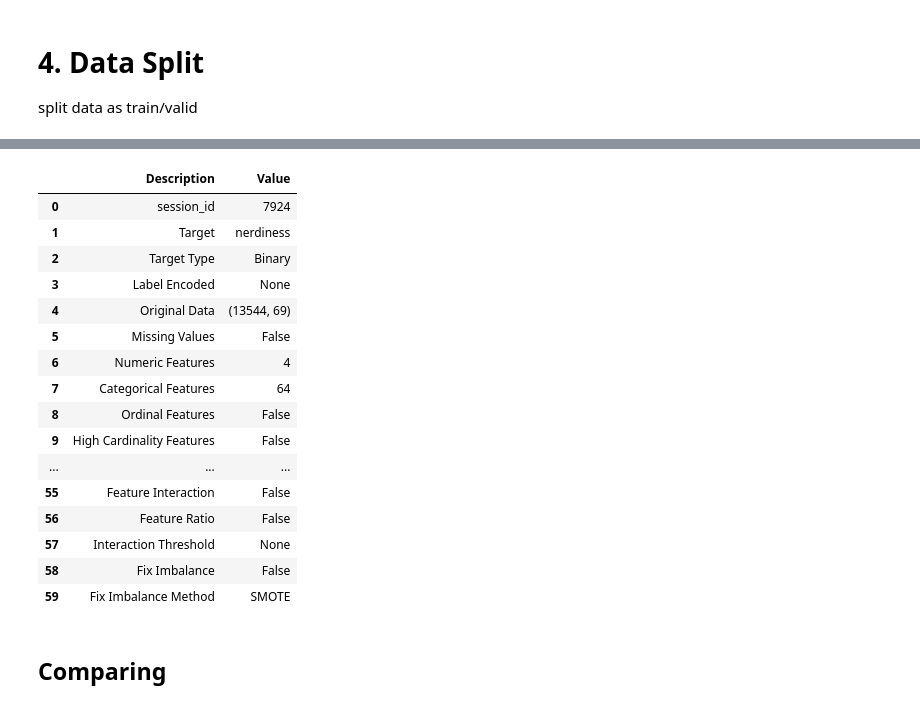
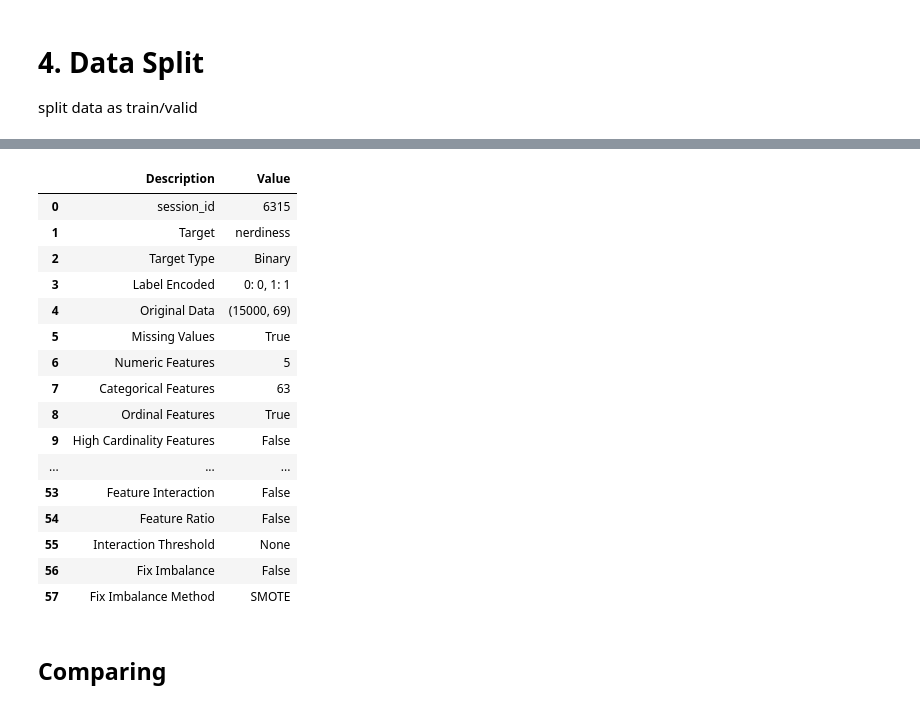
Before and after one commit to Bae-hong-seob/Dacon-SWuniversity-competition, a Jupyter notebook: Dolphin/test_pycaret2.ipynb, the cells around one changed output, grey strips where cells are left out. Saved outputs shown, nothing was run; the diff lists cells and outputs as text; code cells hidden in the pictures.

```diff
--- a/Dolphin/test_pycaret.ipynb
+++ b/Dolphin/test_pycaret2.ipynb
@@ -159,7 +156,15 @@ processed_data
 # Lable Encoding : 'country'
 from sklearn.preprocessing import LabelEncoder
 
+# labeling the other countries as 1
+df_country = pd.DataFrame(data['country'].value_counts())
+others = df_country[df_country['country']==1].index.values.tolist()
+processed_data['country'] = processed_data['country'].apply(lambda x : 1 if x in others else x)
+
 le = LabelEncoder()
 processed_data['country'] = le.fit_transform(list(processed_data['country']))
 print(le.classes_)
+
+# save encoder
+dump(le, open('labelencoder.pkl', 'wb'))
 # %% [output]
@@ -211,7 +219,12 @@ processed_data['age'].value_counts()
 Name: age, dtype: int64
 # %%
-# Removing Outlier : 'age', 'familysize'
-# 13,544 rows x 69 cols
-out_index = processed_data[processed_data['age']==100].index
-processed_data = processed_data.drop(out_index).reset_index(drop=True)
-#out_index = processed_data[processed_data['familysize']==2919.00].index -> 필요 없음!!!
+# Handling outlier : 'familysize'
+Q1 = processed_data['familysize'].quantile(0.25)
+Q2 = processed_data['familysize'].quantile(0.5)
+Q3 = processed_data['familysize'].quantile(0.75)
+IQR = Q3 - Q1
+lower_fence = Q1 - (1.5 * IQR)
+upper_fence = Q3 + (1.5 * IQR)
+
+processed_data['familysize'] = processed_data['familysize'].apply(lambda x : np.nan if x < lower_fence or x > upper_fence else x)
+sns.boxplot(x='familysize', data=processed_data)
@@ -260,34 +289,51 @@ from pycaret.classification import *
 from time import time
 # %%
 # Setup Environment
-cat_cols = input_data.iloc[:, :27].columns.values.tolist() + input_data.iloc[:, 30:66].columns.values.tolist() + input_data.iloc[:, 67:68].columns.values.tolist()
+#input_data.iloc[:, 26:27].columns.values.tolist() +
+cat_cols = input_data.iloc[:, 56:60].columns.values.tolist() + input_data.iloc[:, 61:66].columns.values.tolist() + input_data.iloc[:, 67:68].columns.values.tolist()
 num_cols = input_data.iloc[:, 27:30].columns.values.tolist() + input_data.iloc[:, 66:67].columns.values.tolist()
+ord_cols = input_data.iloc[:, :26].columns.values.tolist() + input_data.iloc[:, 30:40].columns.values.tolist() + input_data.iloc[:, 60:61].columns.values.tolist()
+ord_dict = {}
+for col in ord_cols :
+    unique_list = input_data[col].unique()
+    unique_list = sorted(unique_list[~pd.isnull(unique_list)])
+    ord_dict[col] = unique_list
 
 clf = setup(data = input_data,
             target = 'nerdiness',
+            ignore_features = ['country'],
             categorical_features = cat_cols,
             numeric_features = num_cols,
+            ordinal_features = ord_dict,
+            high_cardinality_features = ['religion'],
+            high_cardinality_method = 'frequency',
+            handle_unknown_categorical = True,
+            data_split_stratify = True,
+            normalize = True,
+            normalize_method = 'zscore',
             imputation_type='iterative',
-            fold_shuffle=True)
+            fold_shuffle=True,
+            use_gpu = True,
+            session_id = 6315)
             # train_size = 0.7 is defualt!!!
 # %% [output]
 |  | Description | Value |
-| 0 | session_id | 7924 |
+| 0 | session_id | 6315 |
 | 1 | Target | nerdiness |
 | 2 | Target Type | Binary |
-| 3 | Label Encoded | None |
-| 4 | Original Data | (13544, 69) |
-| 5 | Missing Values | False |
-| 6 | Numeric Features | 4 |
-| 7 | Categorical Features | 64 |
-| 8 | Ordinal Features | False |
+| 3 | Label Encoded | 0: 0, 1: 1 |
+| 4 | Original Data | (15000, 69) |
+| 5 | Missing Values | True |
+| 6 | Numeric Features | 5 |
+| 7 | Categorical Features | 63 |
+| 8 | Ordinal Features | True |
 | 9 | High Cardinality Features | False |
 | ... | ... | ... |
-| 55 | Feature Interaction | False |
-| 56 | Feature Ratio | False |
-| 57 | Interaction Threshold | None |
-| 58 | Fix Imbalance | False |
-| 59 | Fix Imbalance Method | SMOTE |
+| 53 | Feature Interaction | False |
+| 54 | Feature Ratio | False |
+| 55 | Interaction Threshold | None |
+| 56 | Fix Imbalance | False |
+| 57 | Fix Imbalance Method | SMOTE |
 # %% [markdown]
 ## Comparing
 # %%
```
Also changed, not shown: parts of 28 cells of this notebook, 3 other files.
